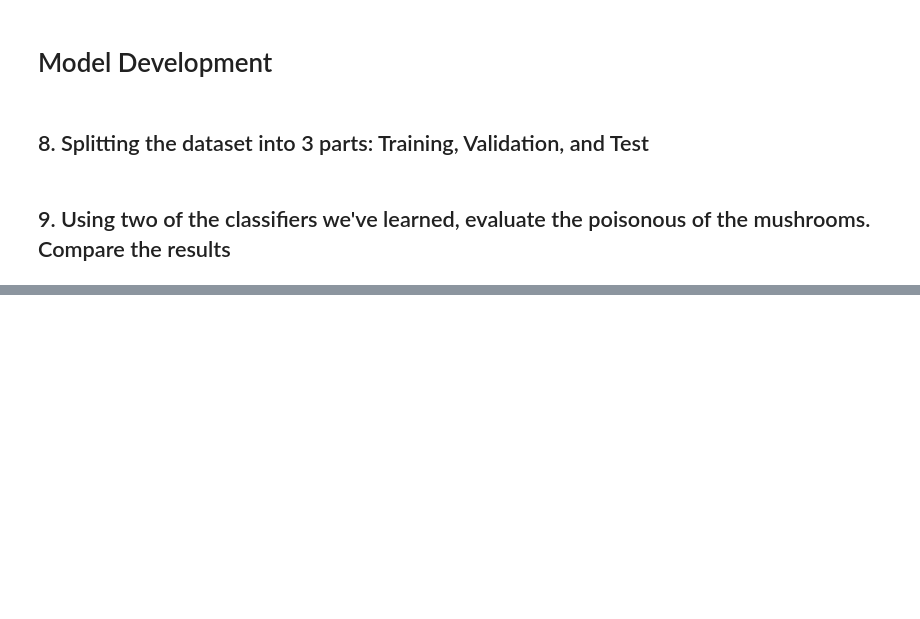
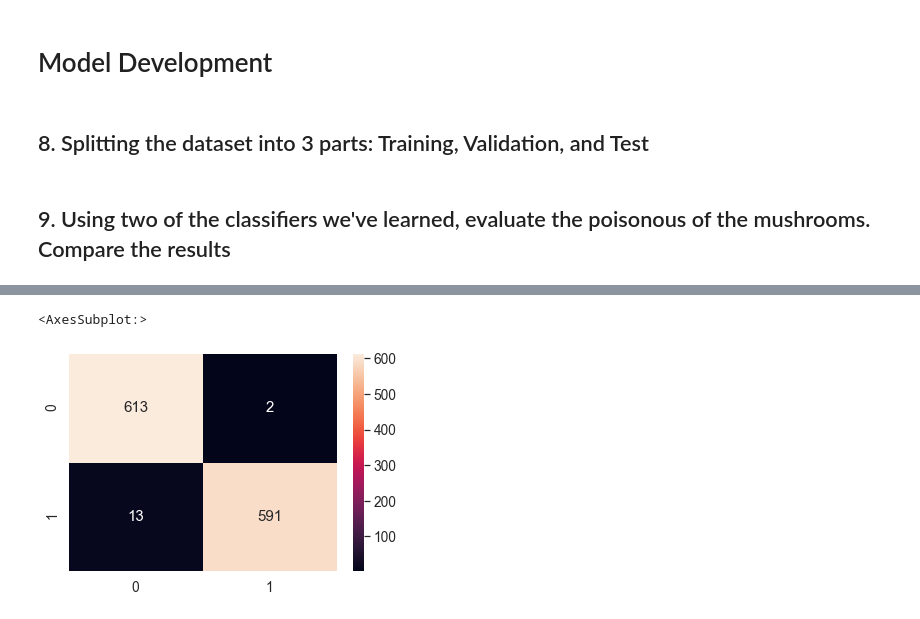
Before and after one commit to joni-menahem/DataScience-DrorLederman-assign1, a Jupyter notebook: assign1.ipynb, the cells around one changed output, grey strips where cells are left out. Drawn from its saved outputs; the diff is of its cells as text; code cells hidden in the pictures; blank space fills up the shorter version.

```diff
--- a/assign1.ipynb
+++ b/assign1.ipynb
@@ -196,0 +219,6 @@ X_train_le, X_val_le, y_train_le, y_val_le = train_test_split(X_train_le, y_trai
+# %%
+conf_test = confusion_matrix(y_test_le, neigh.predict(X_test_le))
+sns.heatmap(conf_test, annot=True, fmt="d")
+# %% [output]
+<AxesSubplot:>
+[figure, added]
```
Also changed, not shown: parts of 18 cells of this notebook.
